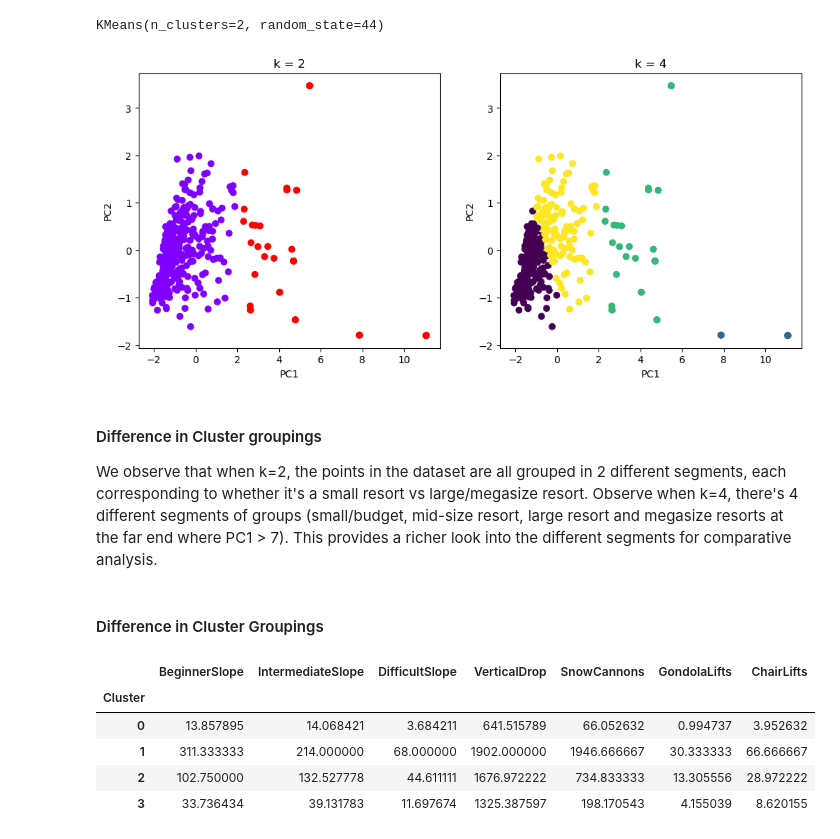
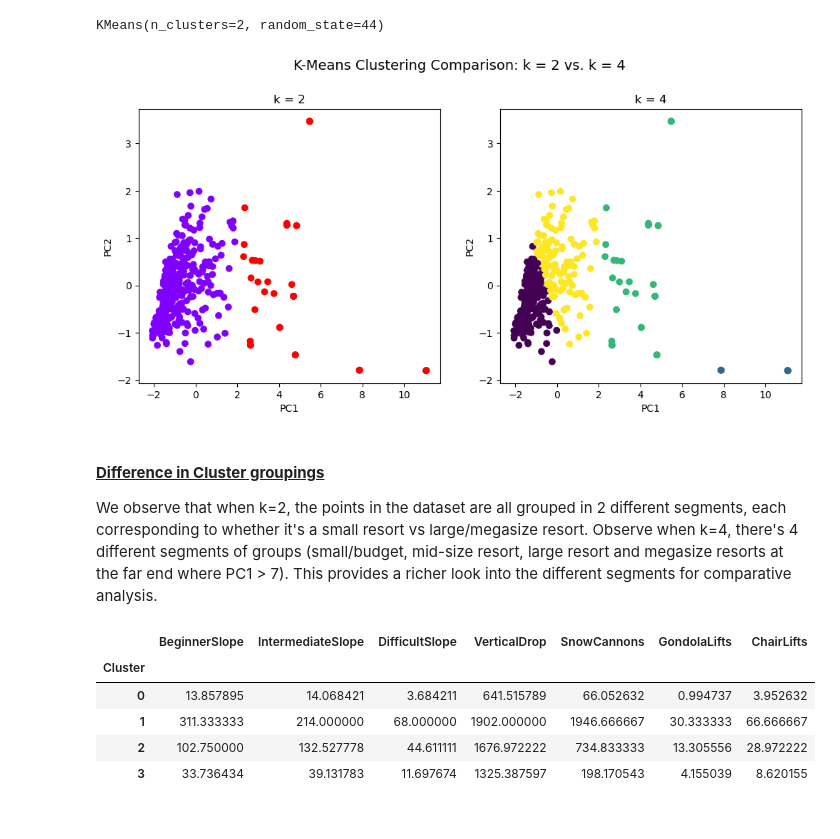
Before and after one commit to ALINATSUI/TEPP2_SKI_Resort-, a Jupyter notebook: unsupervised_learning/unsupervised.ipynb, the cells around one changed output. Saved outputs shown, nothing was run; the diff lists cells and outputs as text; code cells hidden in the pictures.

Commit message:
Updated CSV name, added Findings section for Unsupervised.ipynb

```diff
--- a/unsupervised_learning/unsupervised.ipynb
+++ b/unsupervised_learning/unsupervised.ipynb
@@ -16,7 +16,7 @@ from sklearn.decomposition import PCA
 from sklearn.metrics import silhouette_score
 import seaborn as sns
 # %%
-df_unsupervised = pd.read_csv('../data/ski_resorts_unsupervised.csv')
+df_unsupervised = pd.read_csv('../data/ski_resorts_ML.csv')
 # %%
 df_unsupervised.head()
 # %% [output]
@@ -322,27 +323,26 @@ KMeans(n_clusters=2, random_state=44)
 # %%
 fig, axes = plt.subplots(1,2, figsize = (12,5))
 
 axes[0].scatter(reduced_df['PC1'], reduced_df['PC2'], c=kmeans2.labels_, cmap = 'rainbow')
 axes[0].set_title('k = 2')
 
 axes[0].set_xlabel('PC1')
 axes[0].set_ylabel('PC2')
 
 axes[1].scatter(reduced_df['PC1'], reduced_df['PC2'], c = kmeans4.labels_, cmap = 'viridis')
 axes[1].set_title('k = 4')
 axes[1].set_xlabel('PC1')
 axes[1].set_ylabel('PC2')
+fig.suptitle('K-Means Clustering Comparison: k = 2 vs. k = 4', fontsize=14, y=1.02)
 plt.show()
 # %% [output]
-[figure, old version]
+[figure, new version]
 # %% [markdown]
-#### Difference in Cluster groupings
+#### **<u>Difference in Cluster groupings</u>**
 We observe that when k=2, the points in the dataset are all grouped in 2 different segments, each corresponding to whether it's a small resort vs large/megasize resort. Observe when k=4, there's 4 different segments of groups (small/budget, mid-size resort, large resort and megasize resorts at the far end where PC1 > 7). This provides a richer look into the different segments for comparative analysis.
 # %%
 # Assigning 'Cluster' column to labels attribute so we can see which data point belongs to which cluster
 df_unsupervised['Cluster'] = kmeans4.labels_
-# %% [markdown]
-#### Difference in Cluster Groupings
 # %%
 summary = df_unsupervised.groupby('Cluster')[['BeginnerSlope', 'IntermediateSlope', 'DifficultSlope', 'VerticalDrop', 'SnowCannons', 'GondolaLifts', 'ChairLifts']].mean()
 # %%
```
Also changed, not shown: parts of 16 cells of this notebook, 1 other file.
